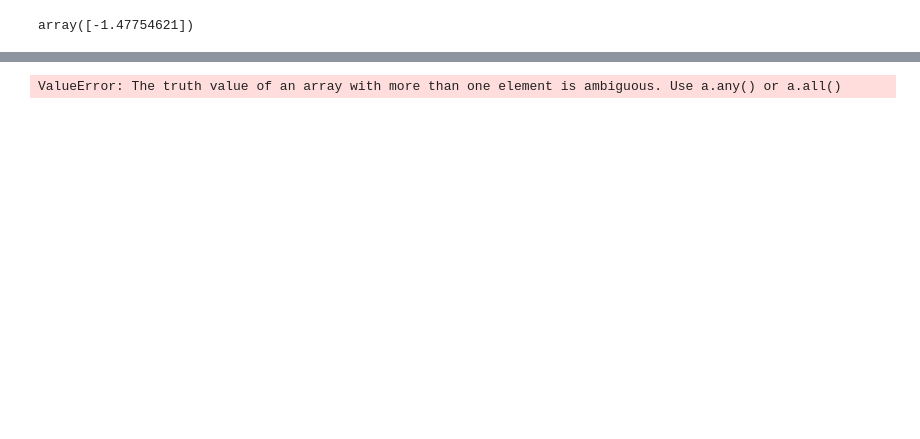
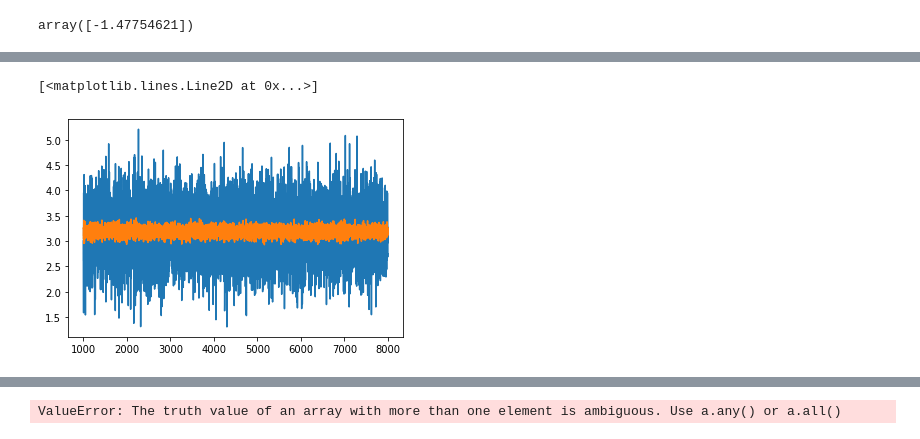
Before and after one commit to trondarild/mh-from-scratch, a Jupyter notebook: metropolis-hastings-from-scratch.ipynb, the cells around one changed output, grey strips where cells are left out. Saved outputs shown, nothing was run; the diff lists cells and outputs as text; code cells hidden in the pictures; blank space fills up the shorter version.

```diff
--- a/metropolis-hastings-from-scratch.ipynb
+++ b/metropolis-hastings-from-scratch.ipynb
@@ -116,7 +111,11 @@ r = rejected[:, 1]
 # %%
 start = 1000
 num = 8000
 plt.plot(np.linspace(start,num,num-start), r[start:num] )
+plt.plot(np.linspace(start,num,num-start), a[start:num] )
 #plt.scatter(np.linspace(start,num,num-start), a[start:num])
+# %% [output]
+[<matplotlib.lines.Line2D at 0x...>]
+[figure, added]
 # %%
 plt.hist(a[start:num], bins=35)
```
Also changed, not shown: parts of 16 cells of this notebook, 1 other file.
